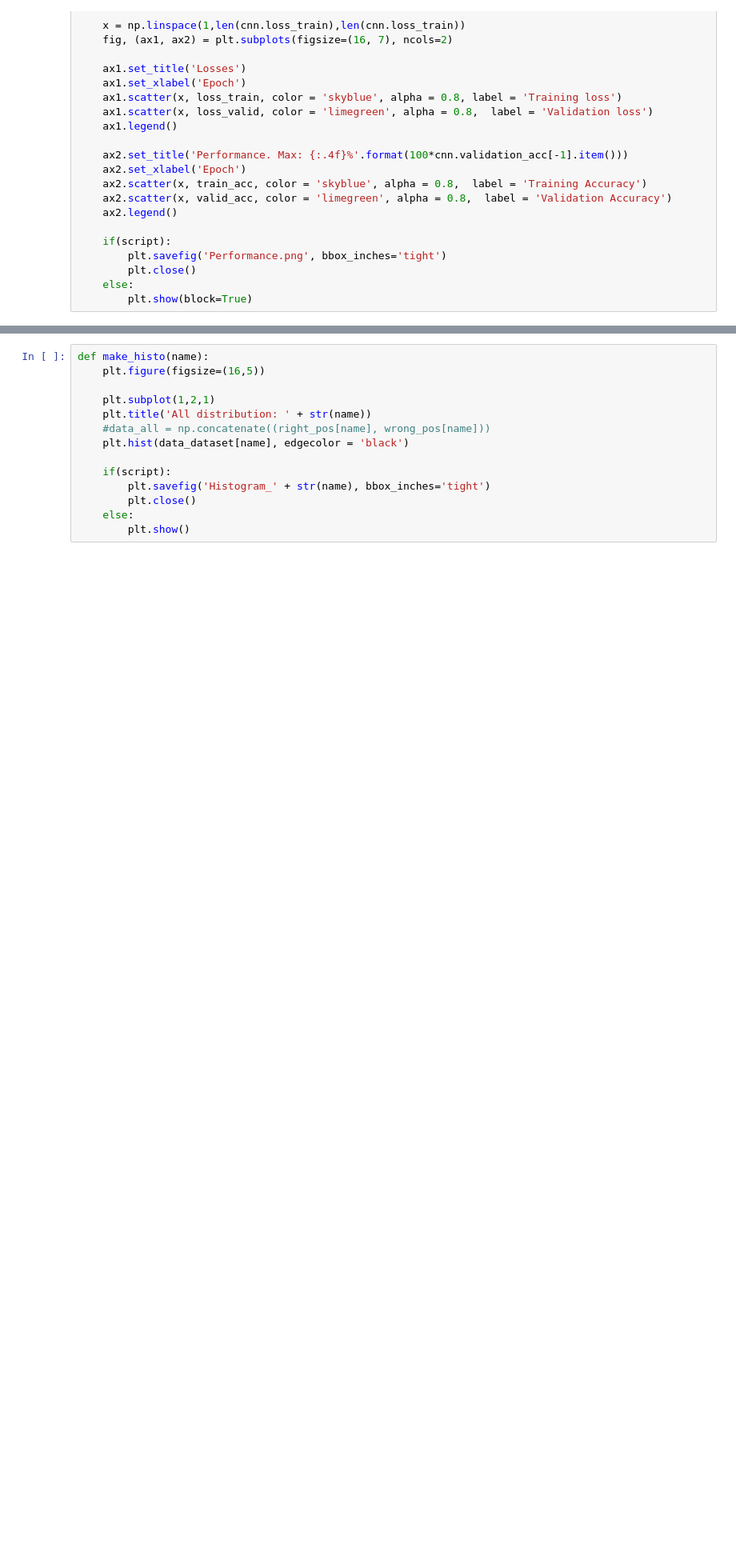
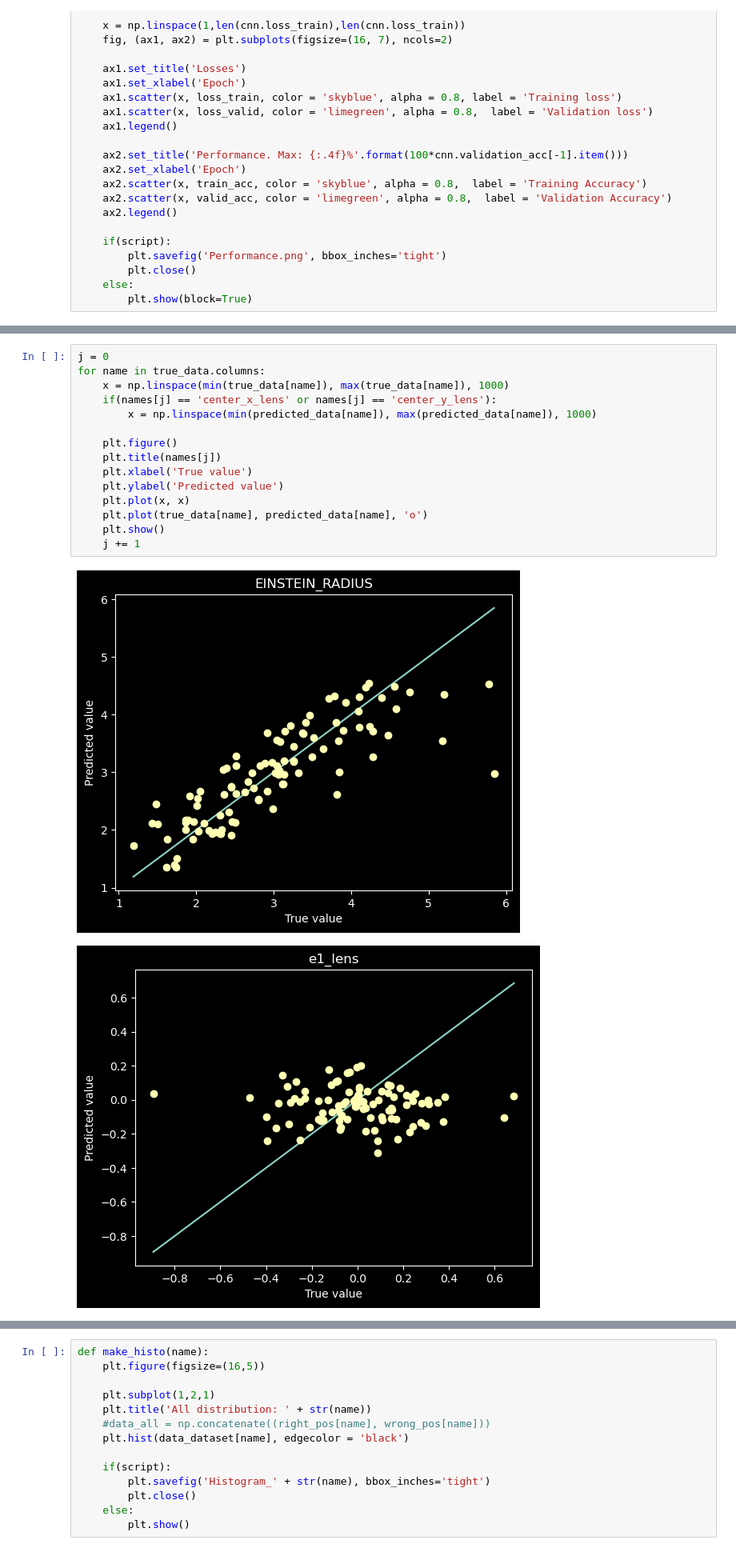
Before and after one commit to JimenaGonzalez/Modeling_strong_lenses, a Jupyter notebook: EfficientNet/EfficientNet.ipynb, the cells around one changed output, grey strips where cells are left out. Shown at 80% size. Saved outputs shown, nothing was run; the diff lists cells and outputs as text; blank space fills up the shorter version.

```diff
--- a/EfficientNet/EfficientNet.ipynb
+++ b/EfficientNet/EfficientNet.ipynb
@@ -465,0 +490,18 @@ plot_performance(model)
+# %%
+j = 0
+for name in true_data.columns:
+    x = np.linspace(min(true_data[name]), max(true_data[name]), 1000)
+    if(names[j] == 'center_x_lens' or names[j] == 'center_y_lens'):
+        x = np.linspace(min(predicted_data[name]), max(predicted_data[name]), 1000)
+
+    plt.figure()
+    plt.title(names[j])
+    plt.xlabel('True value')
+    plt.ylabel('Predicted value')
+    plt.plot(x, x)
+    plt.plot(true_data[name], predicted_data[name], 'o')
+    plt.show()
+    j += 1
+# %% [output]
+[figure, added]
+[figure, added]
```
Also changed, not shown: parts of 17 cells of this notebook.
